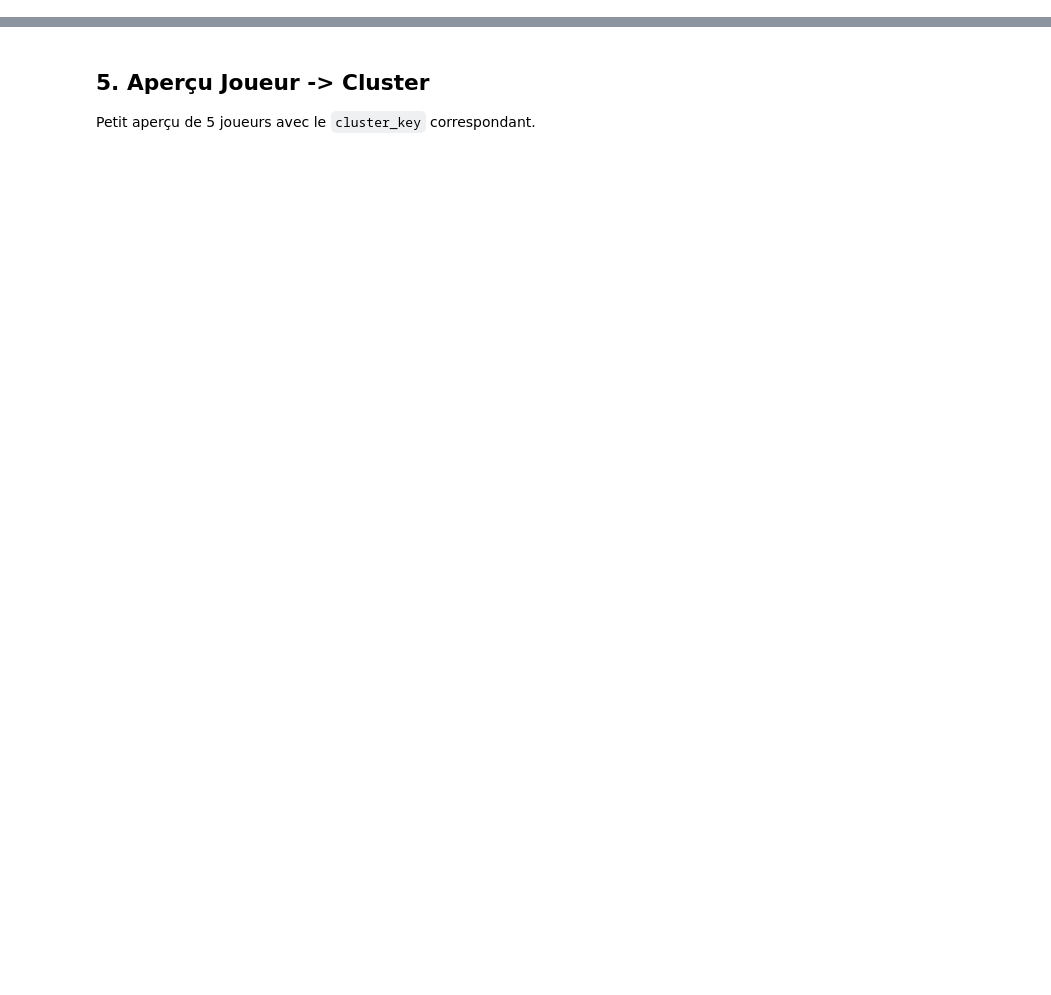
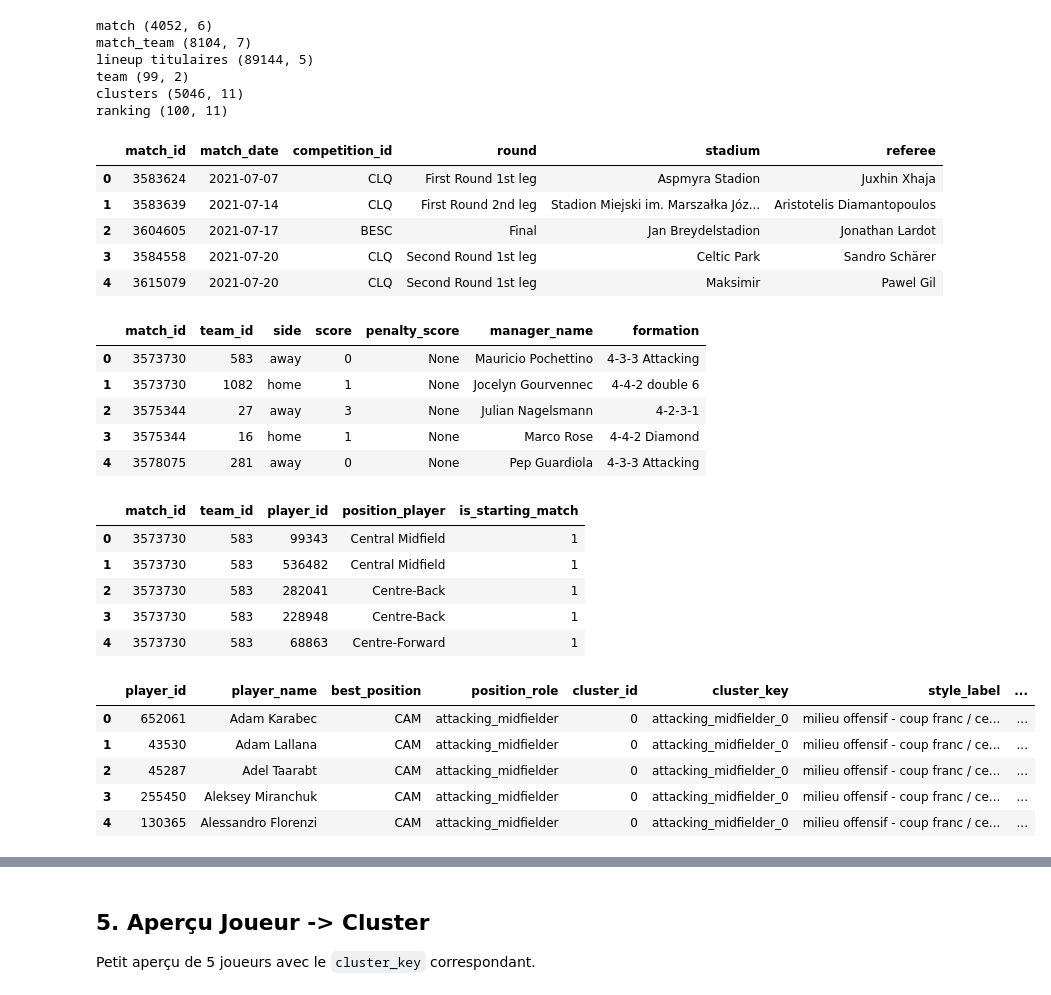
Before and after one commit to kinpintouche-star/football-predictor, a Jupyter notebook: match_outcome_from_clusters.ipynb, the cells around one changed output, grey strips where cells are left out. Drawn from its saved outputs; the diff is of its cells as text; code cells hidden in the pictures; blank space fills up the shorter version.

```diff
--- a/match_outcome_from_clusters.ipynb
+++ b/match_outcome_from_clusters.ipynb
@@ -227,0 +142,79 @@ display(cluster_key_control_df)
+# %%
+matches_df = pd.read_sql(
+    f'''
+    SELECT match_id, match_date, competition_id, round, stadium, referee
+    FROM "{SCHEMA}"."match"
+    ''',
+    engine,
+)
+
+match_team_df = pd.read_sql(
+    f'''
+    SELECT match_id, team_id, side, score, penalty_score, manager_name, formation
+    FROM "{SCHEMA}"."match_team"
+    ''',
+    engine,
+)
+
+lineup_df = pd.read_sql(
+    f'''
+    SELECT match_id, team_id, player_id, position_player, is_starting_match
+    FROM "{SCHEMA}"."lineup"
+    WHERE is_starting_match = 1
+    ''',
+    engine,
+)
+
+teams_df = pd.read_sql(
+    f'''
+    SELECT team_id, team_name
+    FROM "{SCHEMA}"."team"
+    ''',
+    engine,
+)
+
+clusters_df = pd.read_csv(CLUSTERS_PATH)
+ranking_raw_df = pd.read_csv(RANKING_PATH)
+
+print("match", matches_df.shape)
+print("match_team", match_team_df.shape)
+print("lineup titulaires", lineup_df.shape)
+print("team", teams_df.shape)
+print("clusters", clusters_df.shape)
+print("ranking", ranking_raw_df.shape)
+
+display(matches_df.head())
+display(match_team_df.head())
+display(lineup_df.head())
+display(clusters_df.head())
+# %% [output]
+match (4052, 6)
+match_team (8104, 7)
+lineup titulaires (89144, 5)
+team (99, 2)
+clusters (5046, 11)
+ranking (100, 11)
+|  | match_id | match_date | competition_id | round | stadium | referee |
+| 0 | 3583624 | 2021-07-07 | CLQ | First Round 1st leg | Aspmyra Stadion | Juxhin Xhaja |
+| 1 | 3583639 | 2021-07-14 | CLQ | First Round 2nd leg | Stadion Miejski im. Marszałka Józ... | Aristotelis Diamantopoulos |
+| 2 | 3604605 | 2021-07-17 | BESC | Final | Jan Breydelstadion | Jonathan Lardot |
+| 3 | 3584558 | 2021-07-20 | CLQ | Second Round 1st leg | Celtic Park | Sandro Schärer |
+| 4 | 3615079 | 2021-07-20 | CLQ | Second Round 1st leg | Maksimir | Pawel Gil |
+|  | match_id | team_id | side | score | penalty_score | manager_name | formation |
+| 0 | 3573730 | 583 | away | 0 | None | Mauricio Pochettino | 4-3-3 Attacking |
+| 1 | 3573730 | 1082 | home | 1 | None | Jocelyn Gourvennec | 4-4-2 double 6 |
+| 2 | 3575344 | 27 | away | 3 | None | Julian Nagelsmann | 4-2-3-1 |
+| 3 | 3575344 | 16 | home | 1 | None | Marco Rose | 4-4-2 Diamond |
+| 4 | 3578075 | 281 | away | 0 | None | Pep Guardiola | 4-3-3 Attacking |
+|  | match_id | team_id | player_id | position_player | is_starting_match |
+| 0 | 3573730 | 583 | 99343 | Central Midfield | 1 |
+| 1 | 3573730 | 583 | 536482 | Central Midfield | 1 |
+| 2 | 3573730 | 583 | 282041 | Centre-Back | 1 |
+| 3 | 3573730 | 583 | 228948 | Centre-Back | 1 |
+| 4 | 3573730 | 583 | 68863 | Centre-Forward | 1 |
+|  | player_id | player_name | best_position | position_role | cluster_id | cluster_key | style_label | ... |
+| 0 | 652061 | Adam Karabec | CAM | attacking_midfielder | 0 | attacking_midfielder_0 | milieu offensif - coup franc / ce... | ... |
+| 1 | 43530 | Adam Lallana | CAM | attacking_midfielder | 0 | attacking_midfielder_0 | milieu offensif - coup franc / ce... | ... |
+| 2 | 45287 | Adel Taarabt | CAM | attacking_midfielder | 0 | attacking_midfielder_0 | milieu offensif - coup franc / ce... | ... |
+| 3 | 255450 | Aleksey Miranchuk | CAM | attacking_midfielder | 0 | attacking_midfielder_0 | milieu offensif - coup franc / ce... | ... |
+| 4 | 130365 | Alessandro Florenzi | CAM | attacking_midfielder | 0 | attacking_midfielder_0 | milieu offensif - coup franc / ce... | ... |
```
Also changed, not shown: parts of 46 cells of this notebook, 2 other files.
